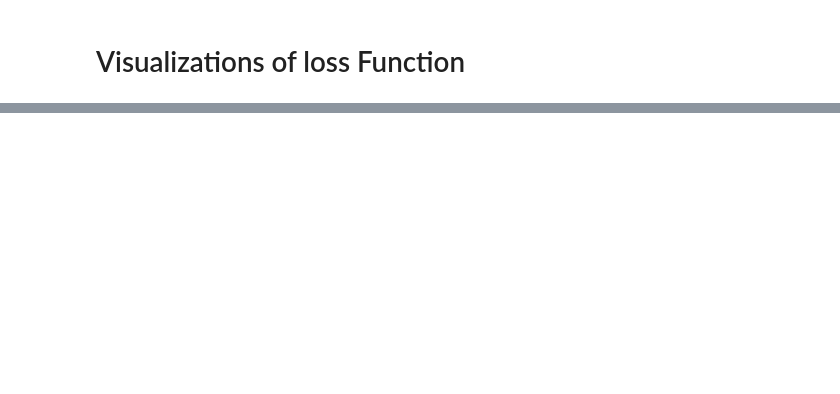
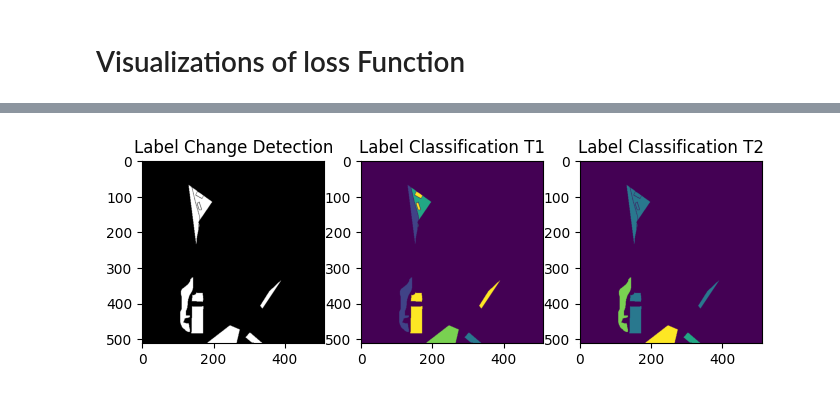
Before and after one commit to Buddhi19/ChangeDetection, a Jupyter notebook: visuals.ipynb, the cells around one changed output, grey strips where cells are left out. Saved outputs shown, nothing was run; the diff lists cells and outputs as text; code cells hidden in the pictures; blank space fills up the shorter version.

```diff
--- a/visuals.ipynb
+++ b/visuals.ipynb
@@ -31,3 +33,7 @@ import matplotlib.pyplot as plt
+# %%
+MODEL_PATH = os.path.join(
+    main_dir, "MambaCD/saved_models/SECOND/MambaSCD_1738611602.5036116/12000_model.pth"
+)
 # %%
 configs_path = os.path.join(main_dir, 'MambaCD/changedetection/configs/vssm1/vssm_small_224.yaml')
 model_path = os.path.join(main_dir, 'MambaCD/saved_models')
@@ -52,7 +58,7 @@ class ARGS:
     def __init__(self):
         self.cfg = configs_path
         self.opts = None
-        self.pretrained_weight_path = None
+        self.pretrained_weight_path = MODEL_PATH
         self.dataset = 'SECOND'
         self.type = 'train'
         self.train_dataset_path = SECOND_TRAIN_DATASET_PATH
@@ -61,11 +67,11 @@ class ARGS:
         self.test_data_list_path = SECOND_TEST_DATA_LIST_PATH
         self.shuffle = True
         self.batch_size = 1
-        self.crop_size = 128
+        self.crop_size = 512
         self.train_data_name_list = train_data_list
         self.test_data_name_list = test_data_list
         self.start_iter = 0
-        self.cuda = False
+        self.cuda = True
         self.max_iters = 400000
         self.model_type = 'MambaSCD'
         self.model_param_path = model_path
@@ -301,0 +148,24 @@ IndexError: index 6 is out of bounds for axis 1 with size 6
+# %%
+elem_num = len(train_data_loader)
+train_enumerator = enumerate(train_data_loader)
+for _ in tqdm(range(elem_num)):
+    itera, data = train_enumerator.__next__()
+    pre_change_imgs, post_change_imgs, label_cd, label_clf_t1, label_clf_t2, _ = data
+
+    pre_change_imgs = pre_change_imgs.cuda()
+    post_change_imgs = post_change_imgs.cuda()
+    label_cd = label_cd.cuda().long()
+    label_clf_t1 = label_clf_t1.cuda().long()
+    label_clf_t2 = label_clf_t2.cuda().long()
+
+    fig1, axes = plt.subplots(1, 3, figsize=(8, 4))
+    axes[0].imshow(label_cd[0].cpu().numpy(), cmap='gray')
+    axes[0].set_title('Label Change Detection')
+    axes[1].imshow(label_clf_t1[0].cpu().numpy())
+    axes[1].set_title('Label Classification T1')
+    axes[2].imshow(label_clf_t2[0].cpu().numpy())
+    axes[2].set_title('Label Classification T2')
+    plt.show()
+    break
+# %% [output]
+[figure, added]
```
Also changed, not shown: parts of 10 cells of this notebook, 28 other files.
